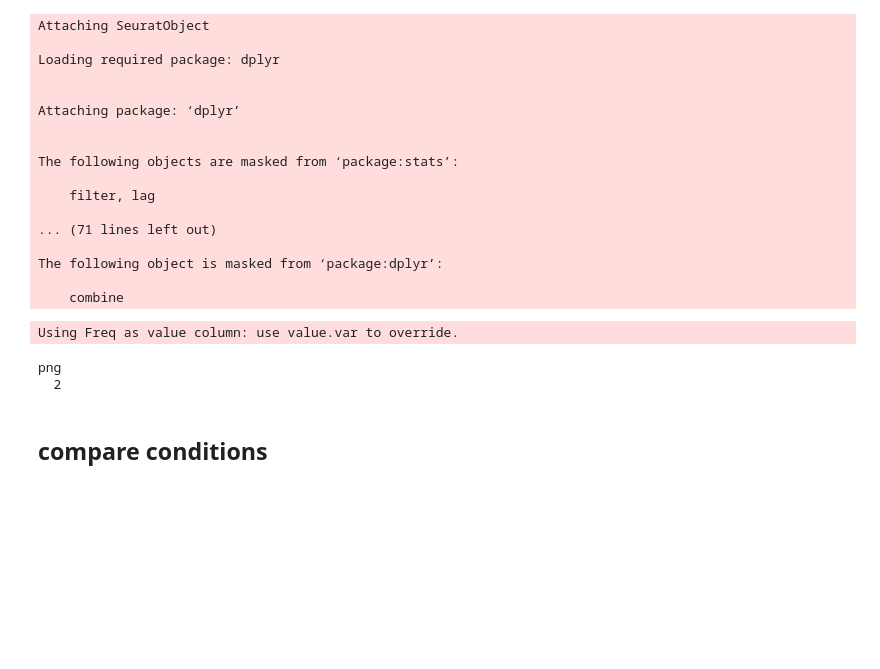
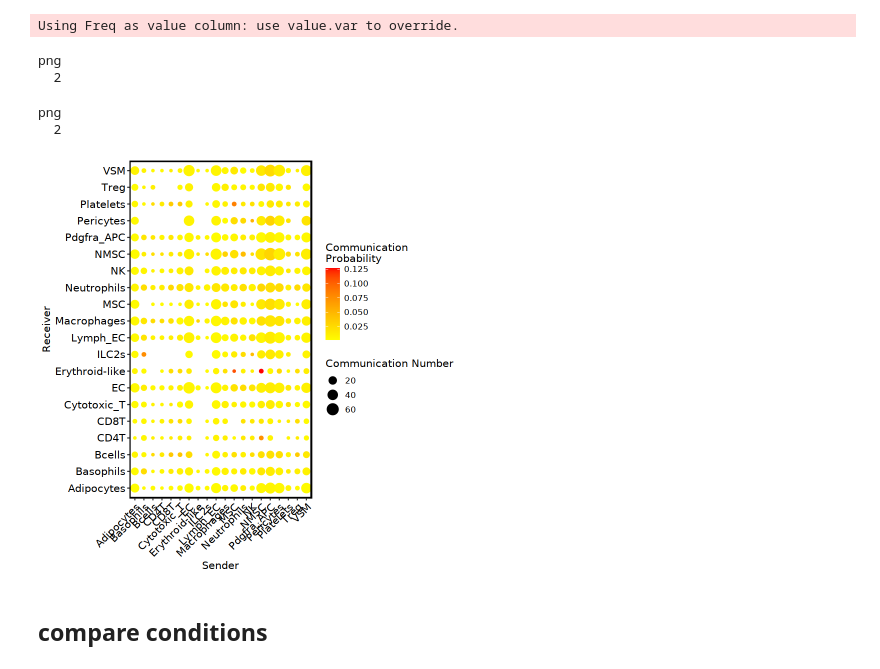
Before and after one commit to zhengrongbin/mouseBAT_LR_paper, a Jupyter notebook: CellChat_downstream_R.ipynb, the cells around one changed output. Cells and saved outputs as stored; diff of their text form; code cells hidden in the pictures; blank space fills up the shorter version.

```diff
--- a/CellChat_downstream_R.ipynb
+++ b/CellChat_downstream_R.ipynb
@@ -20,7 +20,7 @@ ggstyle = theme_bw()+theme(
             axis.text.x=element_text(angle = 45, vjust = 1, hjust = 1, size=12, colour = "black"),
             axis.text.y=element_text(size=12, colour = "black"),
             text=element_text(size=12, colour = "black"),
-            legend.title = element_blank(),legend.text=element_text(size=12),
+#             legend.title = element_blank(),legend.text=element_text(size=12),
             plot.title = element_text(size = 14, hjust=0.5,vjust = 0.5,
             margin = margin(l=100,r=50,t=10,b=10),face = "bold", colour = "black"))
 
@@ -44,24 +44,6 @@ colmap = c('Adipocytes'= '#1f77b4',
          'Platelets'='#dbdb8d',
          'Treg'='#17becf',
          'VSM'='#9edae5')
-# %% [output]
-Attaching SeuratObject
-
-Loading required package: dplyr
-
-
-Attaching package: ‘dplyr’
-
-
-The following objects are masked from ‘package:stats’:
-
-    filter, lag
-
-... (71 lines left out)
-
-The following object is masked from ‘package:dplyr’:
-
-    combine
 # %%
 ## all cell
 cc_ct_allcell = readRDS('../cellchat/allcell_updated_celltype_updated_cellchat.newrun.rds')
@@ -101,33 +83,58 @@ png
 # %%
 ## total interaction
 df <- as.data.frame(subsetCommunication(cc_ct_allcell, thresh = 1))
 df.net <- subset(df, pval < 0.05)
+df.net$pair = paste(df.net$source, df.net$target, sep = '~')
+median_prob = df.net %>% group_by(pair) %>% summarise(prob = median(prob))
+rownames(median_prob) = median_prob$pair
 
 df.count <- as.data.frame(table(df.net[,c('source', 'target')]))
 colnames(df.count)[3] = 'InterNum'
 df.count[df.count==0] = NA
-# df.count$InterNum = as.integer(df.count$InterNum)
-# df.count <- reshape2::acast(df.count, source ~ target)
+df.count$pair = paste(df.count$source, df.count$target, sep = '~')
+df.count = merge(df.count, median_prob, by.x = 'pair', by.y = 'pair', na.rm = F, all = T)
 
-color.use = c("blue","red")
-# color.use<-RColorBrewer::brewer.pal(n = 10, name = color.use)
+
+# color.use = c("blue","red")
+
+# g = ggplot(data = df.count) +
+#     geom_point(aes(x = source, y = target, size = InterNum, color = InterNum))+
+#     scale_color_gradient2(midpoint = 20, high = 'red', mid = 'yellow', low = '#1C86EE')+
+#     theme_bw()+theme(panel.grid.major = element_blank(), panel.grid.minor = element_blank(),
+#             panel.border = element_rect(colour = "black", fill=NA, size=1.2),
+#             axis.text.x=element_text(angle = 45, vjust = 1, hjust = 1, size=12, colour = "black"),
+#             axis.text.y=element_text(size=12, colour = "black"),
+#                 text=element_text(size=12, colour = "black"),
+#             legend.title = element_blank(),legend.text=element_text(size=12),
+#             plot.title = element_text(size = 14, hjust=0.5,vjust = 0.5,
+#             margin = margin(l=100,r=50,t=10,b=10),face = "bold", colour = "black"))+
+#     xlab('Sender')+ylab('Receiver')
+
+# pdf('plots/cellchat_pool_allcells/interaction_dotplot.pdf', width = 7, height = 5)
+# print(g)
+# dev.off()
 
 g = ggplot(data = df.count) +
-    geom_point(aes(x = source, y = target, size = InterNum, color = InterNum))+
-    scale_color_gradient2(midpoint = 20, high = 'red', mid = 'yellow', low = '#1C86EE')+
+    geom_point(aes(x = source, y = target, size = InterNum, color = prob))+
+    scale_color_gradient2('Communication\nProbability', high = 'red', mid = 'yellow', low = 'yellow')+
+    scale_size('Communication Number')+
     theme_bw()+theme(panel.grid.major = element_blank(), panel.grid.minor = element_blank(),
             panel.border = element_rect(colour = "black", fill=NA, size=1.2),
             axis.text.x=element_text(angle = 45, vjust = 1, hjust = 1, size=12, colour = "black"),
             axis.text.y=element_text(size=12, colour = "black"),
                 text=element_text(size=12, colour = "black"),
-            legend.title = element_blank(),legend.text=element_text(size=12),
+#             legend.title = element_blank(),legend.text=element_text(size=12),
             plot.title = element_text(size = 14, hjust=0.5,vjust = 0.5,
             margin = margin(l=100,r=50,t=10,b=10),face = "bold", colour = "black"))+
     xlab('Sender')+ylab('Receiver')
-
-pdf('plots/cellchat_pool_allcells/interaction_dotplot.pdf', width = 7, height = 5)
+print(g)
+pdf('plots/cellchat_pool_allcells/interaction_dotplot_v2.pdf', width = 7.5, height = 5)
 print(g)
 dev.off()
+# %% [output]
+png
+  2
+[figure, added]
 # %%
 ## number of interaction for each cell type
 source_df = as.data.frame(table(df.net[,c('source')]))
```
Also changed, not shown: parts of 9 cells of this notebook, 1 other file.
